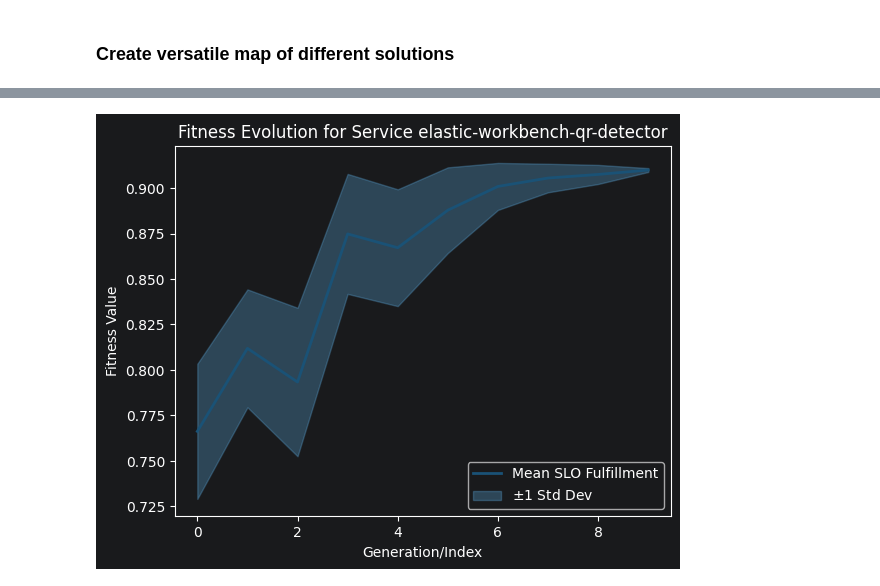
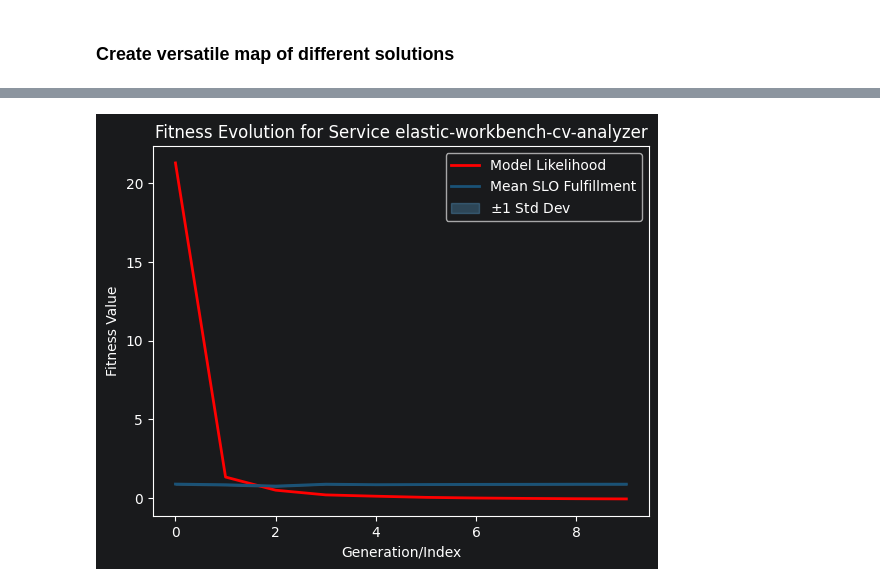
Before and after one commit to borissedlak/composable-autonomous-offerings, a Jupyter notebook: notebooks/0_extract_pfo.ipynb, the cells around one changed output, grey strips where cells are left out. Drawn from its saved outputs; the diff is of its cells as text; code cells hidden in the pictures.

```diff
--- a/notebooks/0_extract_pfo.ipynb
+++ b/notebooks/0_extract_pfo.ipynb
@@ -10,8 +10,7 @@ import pandas as pd
 from agent.components.GaussianProcess import GASK
 from agent.components.commons import ServiceType
 
-# TODO: Build a training/test split, but keep the order still
-s_type = ServiceType.QR
+s_type = ServiceType.CV
 df = pd.read_csv("../statics/metrics_RASK_180_0.csv")
 # 2. Initialize and train
 # %% [markdown]
@@ -224,37 +239,37 @@ import matplotlib.pyplot as plt
 
 # fitness_list = np.array([f for f, c, g in solution_history])
 #
 # process_list = [g for f, c, g in solution_history]
 # uncertainty = np.array([(sd / 300) for m, sd in process_list])
 
 under_line = slo_means - slo_stds
 over_line = slo_means + slo_stds
 
 hacked_certainty = (3.0 + (lml_history / 50))
-data_normalizer = [i + 1 / 10 for i in range(data_splits)]
+data_normalizer = [i + 1 / data_splits for i in range(data_splits)]
 
-# plt.plot(hacked_certainty / data_normalizer, label='Model Likelihood', color='red', linewidth=2)
+plt.plot(hacked_certainty / data_normalizer, label='Model Likelihood', color='red', linewidth=2)
 
 plt.plot(slo_means, label='Mean SLO Fulfillment', color='#1A5276', linewidth=2)
 
 plt.fill_between(
     range(len(slo_means)),
     slo_means - slo_stds,
     slo_means + slo_stds,
     color='#5DADE2',
     alpha=0.3,
-    label='$\pm 1$ Std Dev'
+    label=r'$\pm 1$ Std Dev'
 )
 
 plt.xlabel("Generation/Index")
 plt.ylabel("Fitness Value")
 plt.title(f"Fitness Evolution for Service {s_type.value}")
 plt.legend()
 # plt.ylim([-0.5, 1.0])
 plt.savefig(f"../figures/evolution_{s_type.value}.jpg")
 plt.show()
 # %% [output]
-[figure, old version]
+[figure, new version]
 # %%
 from sklearn.metrics import mean_squared_error
 from agent.components import RASK
```
Also changed, not shown: parts of 3 cells of this notebook, 3 other files.
